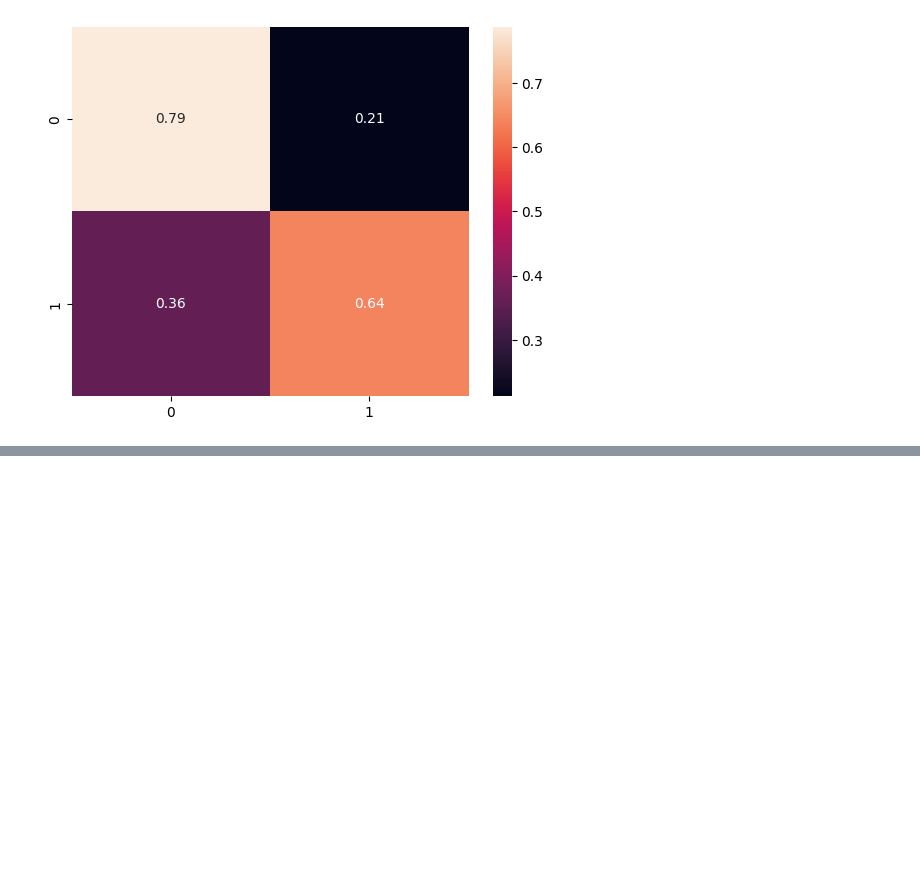
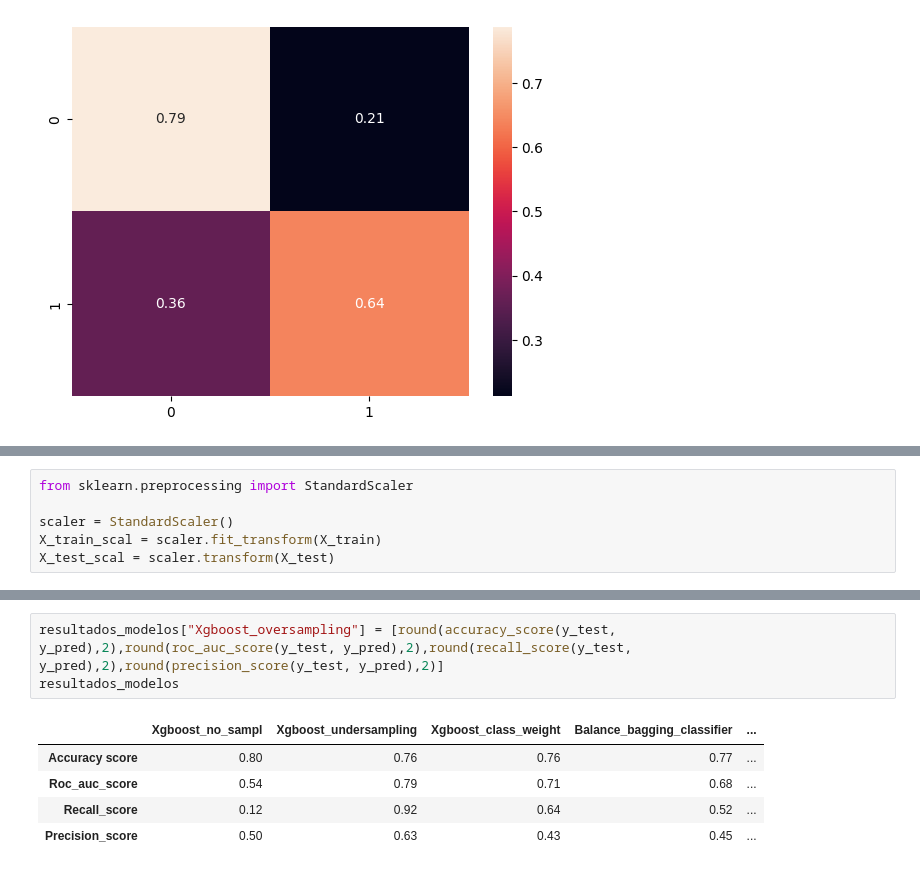
Before and after one commit to Kuja182/Data-Science-PortFolio, a Jupyter notebook: Relevancia_defectos_ópticos/src/notebooks/miopia_ml.ipynb, the cells around one changed output, grey strips where cells are left out. Cells and saved outputs as stored; diff of their text form; blank space fills up the shorter version.

```diff
--- a/Relevancia_defectos_ópticos/src/notebooks/miopia_ml.ipynb
+++ b/Relevancia_defectos_ópticos/src/notebooks/miopia_ml.ipynb
@@ -289,0 +378,6 @@ sns.heatmap(confusion_matrix(y_test, y_pred, normalize='true'), annot=True);
+# %%
+from sklearn.preprocessing import StandardScaler
+
+scaler = StandardScaler()
+X_train_scal = scaler.fit_transform(X_train)
+X_test_scal = scaler.transform(X_test)
@@ -289,0 +429,9 @@ sns.heatmap(confusion_matrix(y_test, y_pred, normalize='true'), annot=True);
+# %%
+resultados_modelos["Xgboost_oversampling"] = [round(accuracy_score(y_test, y_pred),2),round(roc_auc_score(y_test, y_pred),2),round(recall_score(y_test, y_pred),2),round(precision_score(y_test, y_pred),2)]
+resultados_modelos
+# %% [output]
+|  | Xgboost_no_sampl | Xgboost_undersampling | Xgboost_class_weight | Balance_bagging_classifier | ... |
+| Accuracy score | 0.80 | 0.76 | 0.76 | 0.77 | ... |
+| Roc_auc_score | 0.54 | 0.79 | 0.71 | 0.68 | ... |
+| Recall_score | 0.12 | 0.92 | 0.64 | 0.52 | ... |
+| Precision_score | 0.50 | 0.63 | 0.43 | 0.45 | ... |
```
Also changed, not shown: parts of 37 cells of this notebook, 1 other file.
